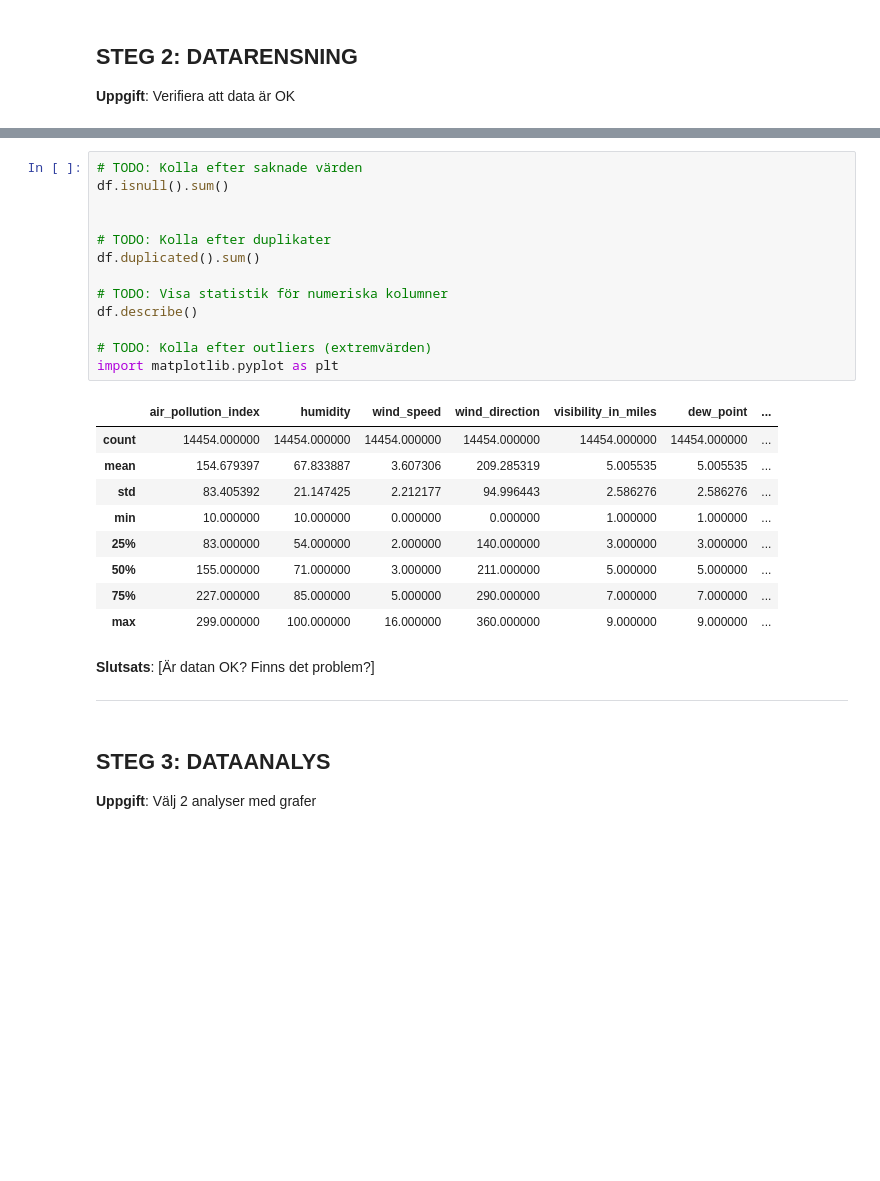
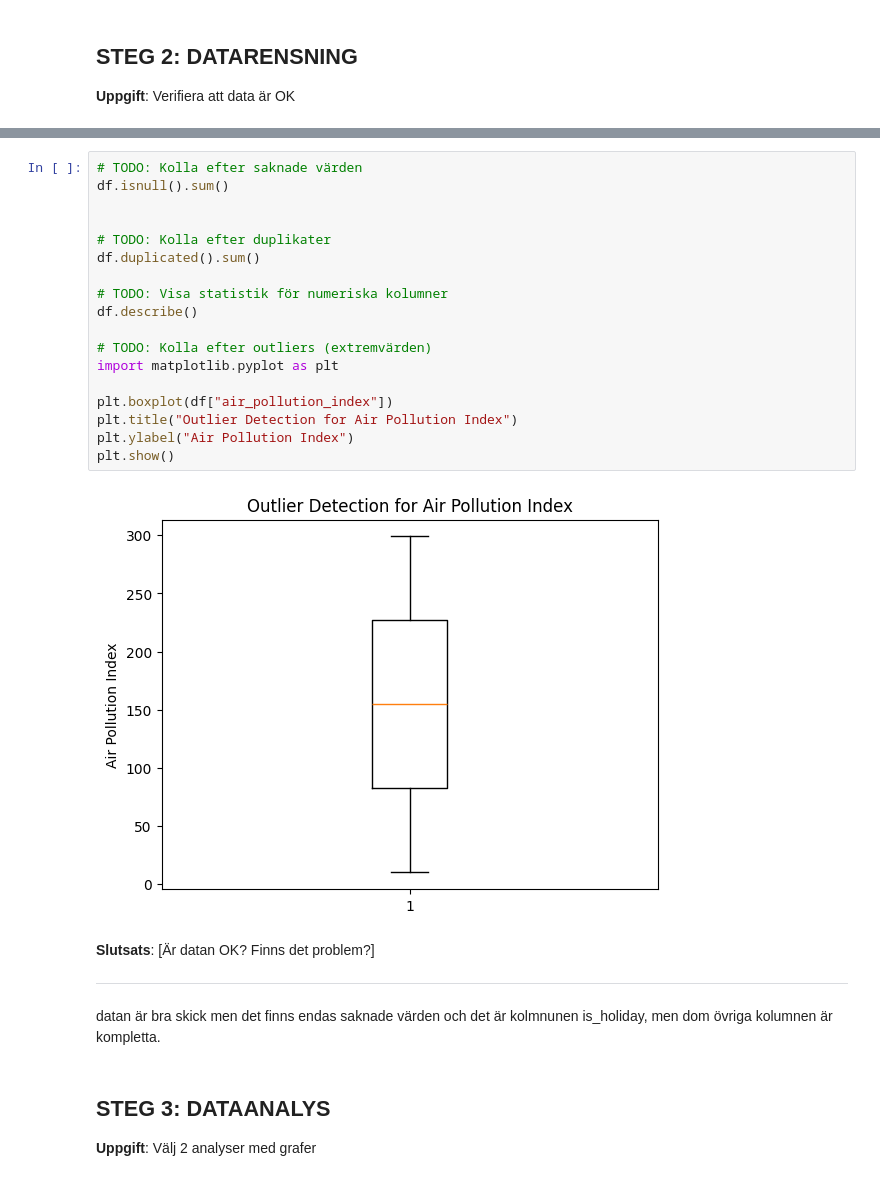
Before and after one commit to regissoren7/big-data-iot-labs, a Jupyter notebook: mini-projekt/Mini_Projekt_Mall.ipynb, the cells around one changed output, grey strips where cells are left out. Cells and saved outputs as stored; diff of their text form; blank space fills up the shorter version.

```diff
--- a/mini-projekt/Mini_Projekt_Mall.ipynb
+++ b/mini-projekt/Mini_Projekt_Mall.ipynb
@@ -44,30 +80,29 @@ list(df.columns)
 # %%
 # TODO: Kolla efter saknade värden
 df.isnull().sum()
 
 
 # TODO: Kolla efter duplikater
 df.duplicated().sum()
 
 # TODO: Visa statistik för numeriska kolumner
 df.describe()
 
 # TODO: Kolla efter outliers (extremvärden)
 import matplotlib.pyplot as plt
+
+plt.boxplot(df["air_pollution_index"])
+plt.title("Outlier Detection for Air Pollution Index")
+plt.ylabel("Air Pollution Index")
+plt.show()
 # %% [output]
-|  | air_pollution_index | humidity | wind_speed | wind_direction | visibility_in_miles | dew_point | ... |
-| count | 14454.000000 | 14454.000000 | 14454.000000 | 14454.000000 | 14454.000000 | 14454.000000 | ... |
-| mean | 154.679397 | 67.833887 | 3.607306 | 209.285319 | 5.005535 | 5.005535 | ... |
-| std | 83.405392 | 21.147425 | 2.212177 | 94.996443 | 2.586276 | 2.586276 | ... |
-| min | 10.000000 | 10.000000 | 0.000000 | 0.000000 | 1.000000 | 1.000000 | ... |
-| 25% | 83.000000 | 54.000000 | 2.000000 | 140.000000 | 3.000000 | 3.000000 | ... |
-| 50% | 155.000000 | 71.000000 | 3.000000 | 211.000000 | 5.000000 | 5.000000 | ... |
-| 75% | 227.000000 | 85.000000 | 5.000000 | 290.000000 | 7.000000 | 7.000000 | ... |
-| max | 299.000000 | 100.000000 | 16.000000 | 360.000000 | 9.000000 | 9.000000 | ... |
+[figure, added]
 # %% [markdown]
 **Slutsats**: [Är datan OK? Finns det problem?]
 
 ---
+# %% [markdown]
+datan är bra skick men det finns endas saknade värden och det är kolmnunen is_holiday, men dom övriga kolumnen är kompletta.
 # %% [markdown]
 ## STEG 3: DATAANALYS
 
```
Also changed, not shown: parts of 7 cells of this notebook.
